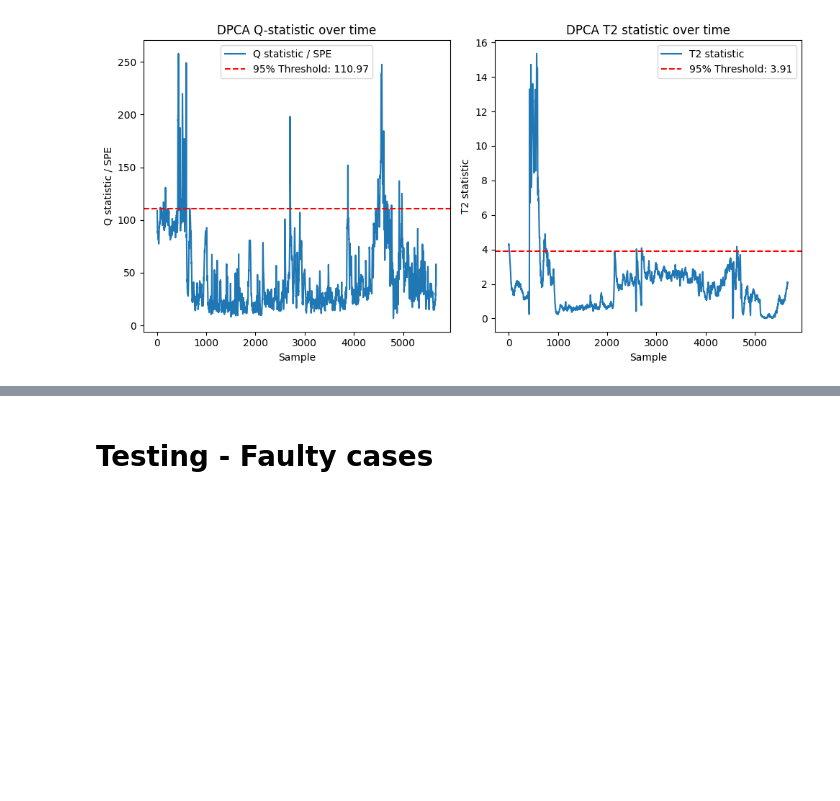
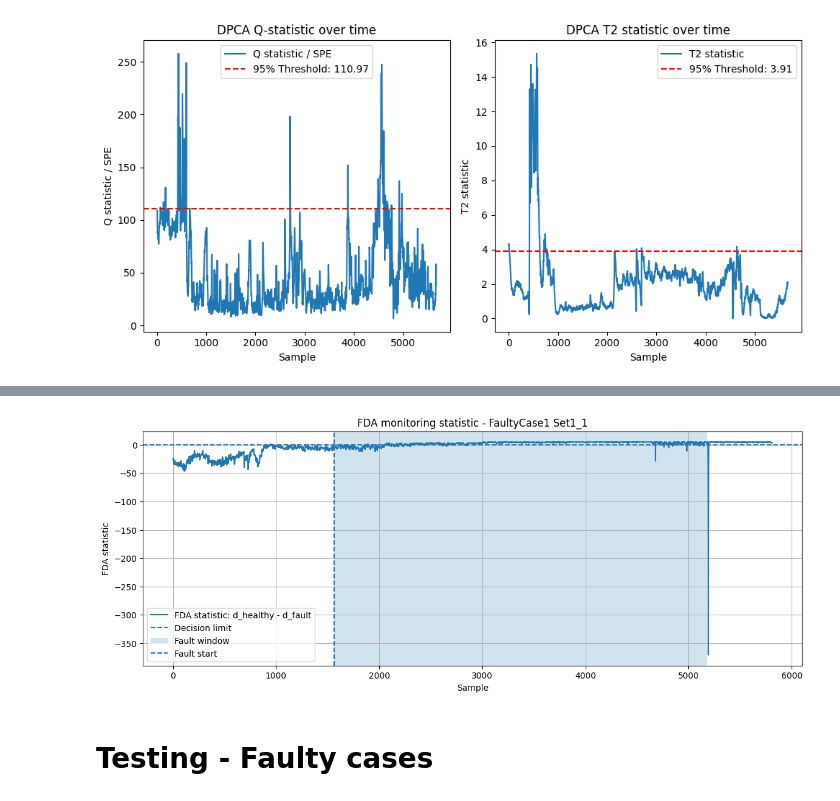
Before and after one commit to PeterAndersen-sdu/Fault-detection-project, a Jupyter notebook: main.ipynb, the cells around one changed output, grey strips where cells are left out. Saved outputs shown, nothing was run; the diff lists cells and outputs as text; code cells hidden in the pictures; blank space fills up the shorter version.

```diff
--- a/main.ipynb
+++ b/main.ipynb
@@ -243,3 +316,21 @@ plt.show()
+# %%
+fda_stat = d_healthy - d_fault
+
+plt.figure(figsize=(14, 5))
+
+plt.plot(fda_stat, label="FDA statistic: d_healthy - d_fault")
+plt.axhline(0, linestyle="--", label="Decision limit")
+plt.axvspan(fault_start, fault_end, alpha=0.2, label="Fault window")
+plt.axvline(fault_start, linestyle="--", label="Fault start")
+
+plt.title(f"FDA monitoring statistic - {case_name} {set_name}")
+plt.xlabel("Sample")
+plt.ylabel("FDA statistic")
+plt.legend()
+plt.grid(True)
+plt.show()
+# %% [output]
+[figure, added]
 # %% [markdown]
 # Testing - Faulty cases
 # %% [markdown]
```
Also changed, not shown: parts of 5 cells of this notebook, 4 other files.
